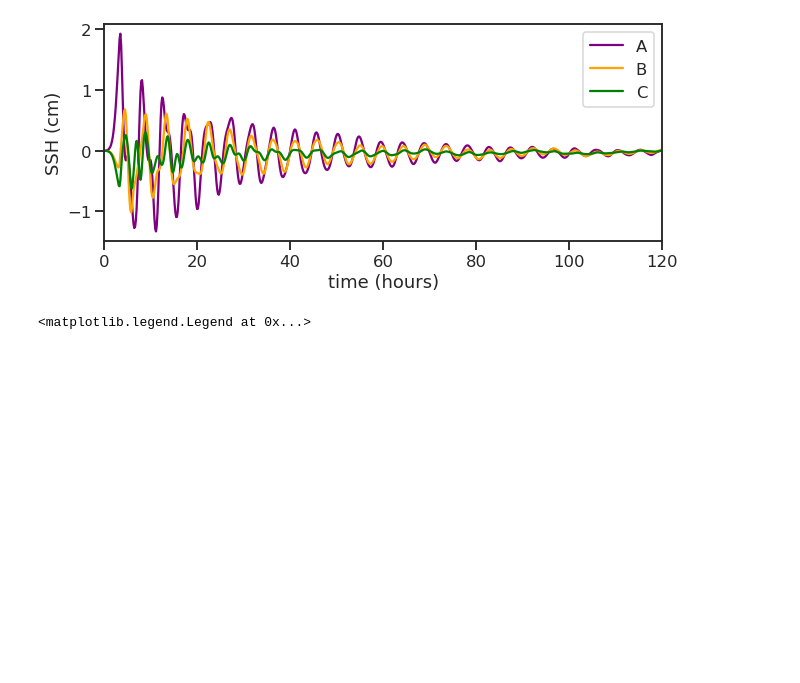
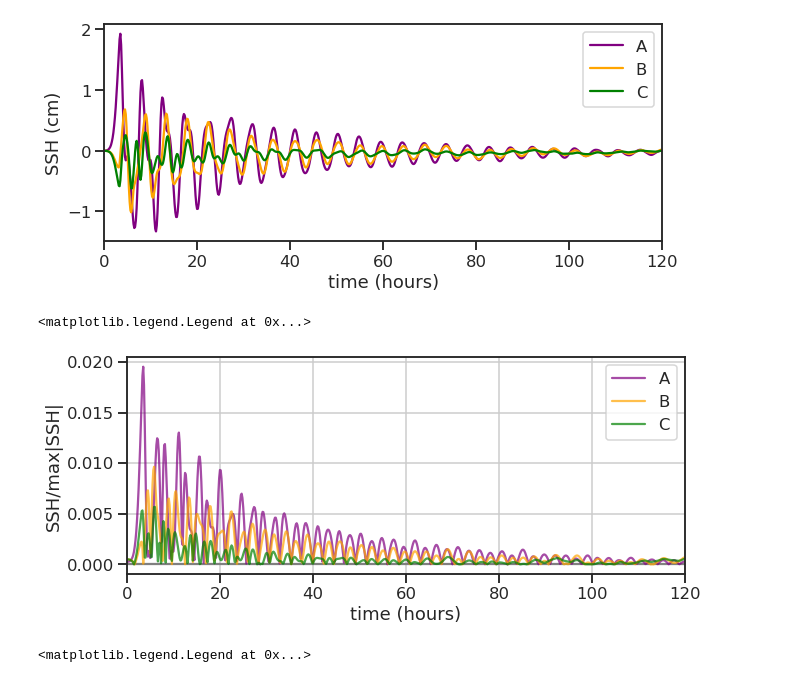
Before and after one commit to anakarinarm/notebooks_SVB, a Jupyter notebook: MITgcm/domain5/approx_SVB_period.ipynb, the cells around one changed output. Saved outputs shown, nothing was run; the diff lists cells and outputs as text; code cells hidden in the pictures; blank space fills up the shorter version.

```diff
--- a/MITgcm/domain5/approx_SVB_period.ipynb
+++ b/MITgcm/domain5/approx_SVB_period.ipynb
@@ -352,6 +352,34 @@ ax1.legend()
 # %% [output]
 <matplotlib.legend.Legend at 0x...>
 [figure]
+# %%
+fig, ax1 = plt.subplots(1,1, figsize=(10,4))
+eta = ds['ETAN'][:,lat_inds[1],lon_inds[1]].data
+eta2 = ds['ETAN'][:,lat_inds[4],lon_inds[4]].data
+eta3 = ds['ETAN'][:,lat_inds[6],lon_inds[6]].data
+
+ax1.axhline(0, color='0.5')
+ax1.plot(time[:]/3600,abs(eta-np.nanmean(eta)),
+         'purple', label='A', alpha=0.7)
+ax1.plot(time[:]/3600,abs(eta2-np.nanmean(eta2)),
+         'orange', label='B', alpha=0.7)
+ax1.plot(time[:]/3600,abs(eta3-np.nanmean(eta3)),
+         'green', label='C', alpha=0.7)
+
+#ax1.axhline(1, color='0')
+#ax1.axhline(0.75, color='0.2')
+#ax1.axhline(0.5, color='0.4')
+#ax1.axhline(0.25, color='0.6')
+#ax1.axhline(0.10, color='0.8')
+
+ax1.set_xlim(0,24*5)
+ax1.set_xlabel('time (hours)')
+ax1.set_ylabel('SSH/max|SSH|')
+ax1.grid(True, which='both')
+ax1.legend()
+# %% [output]
+<matplotlib.legend.Legend at 0x...>
+[figure, added]
 # %%
 # Load output Barotropic
 outdir2 = '/data/SO2/sio-kramosmusalem/exp06_512x612x100_ORL_SVB/02_SVB_barotropic_output/'
```
Also changed, not shown: parts of 4 cells of this notebook, 14 other files.
